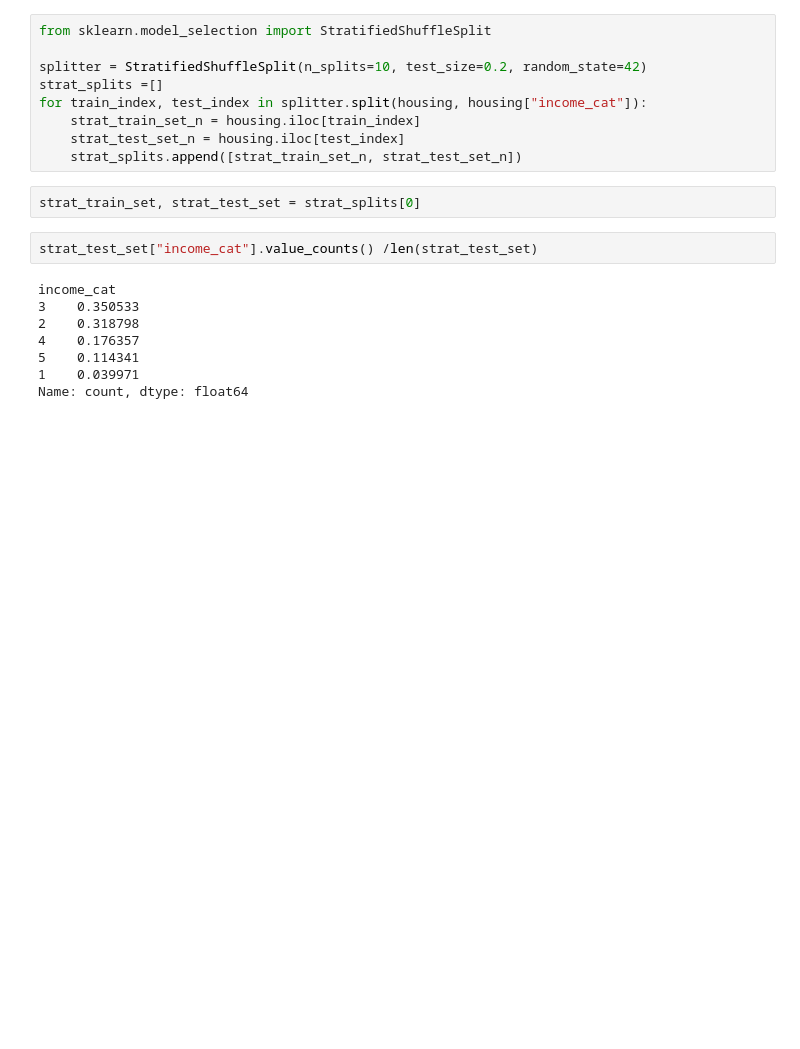
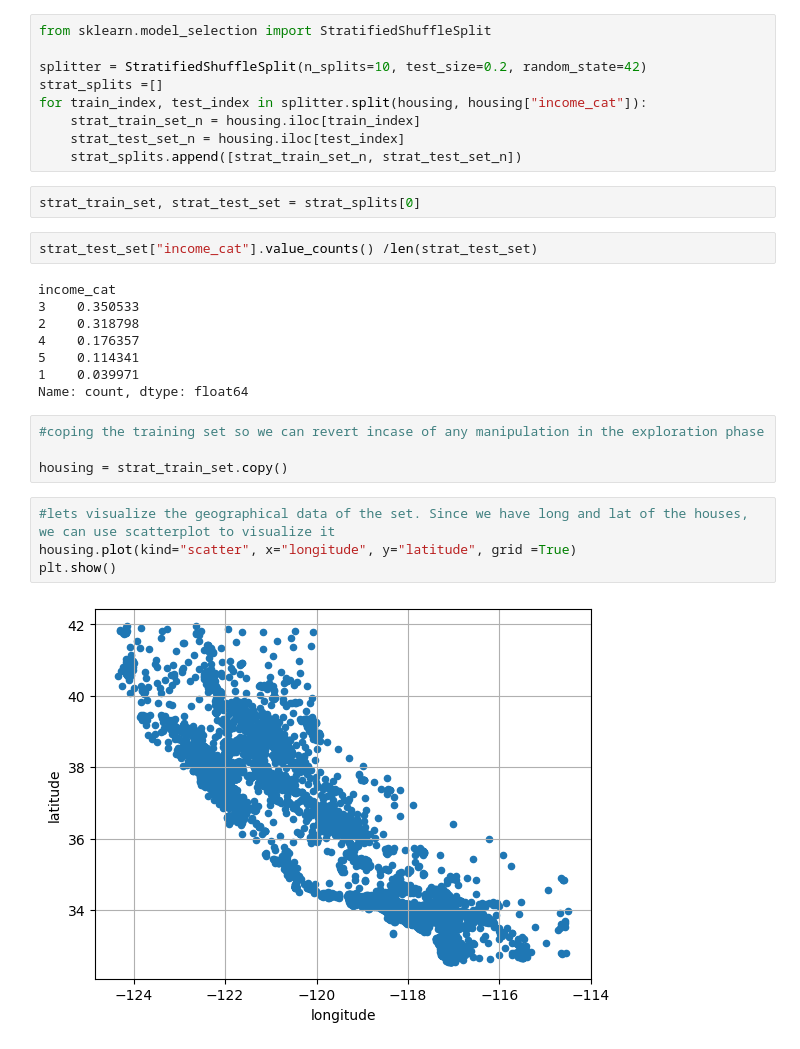
Before and after one commit to AvanishSiva/hands-on-machine-learning, a Jupyter notebook: Chapter 2/Housing Model.ipynb, the cells around one changed output. Drawn from its saved outputs; the diff is of its cells as text; blank space fills up the shorter version.

Commit message:
Data visualization of housing

```diff
--- a/Chapter 2/Housing Model.ipynb
+++ b/Chapter 2/Housing Model.ipynb
@@ -149,3 +149,13 @@ income_cat
 5    0.114341
 1    0.039971
 Name: count, dtype: float64
+# %%
+#coping the training set so we can revert incase of any manipulation in the exploration phase
+
+housing = strat_train_set.copy()
+# %%
+#lets visualize the geographical data of the set. Since we have long and lat of the houses, we can use scatterplot to visualize it
+housing.plot(kind="scatter", x="longitude", y="latitude", grid =True)
+plt.show()
+# %% [output]
+[figure, added]
```
Also changed, not shown: parts of 9 cells of this notebook.
